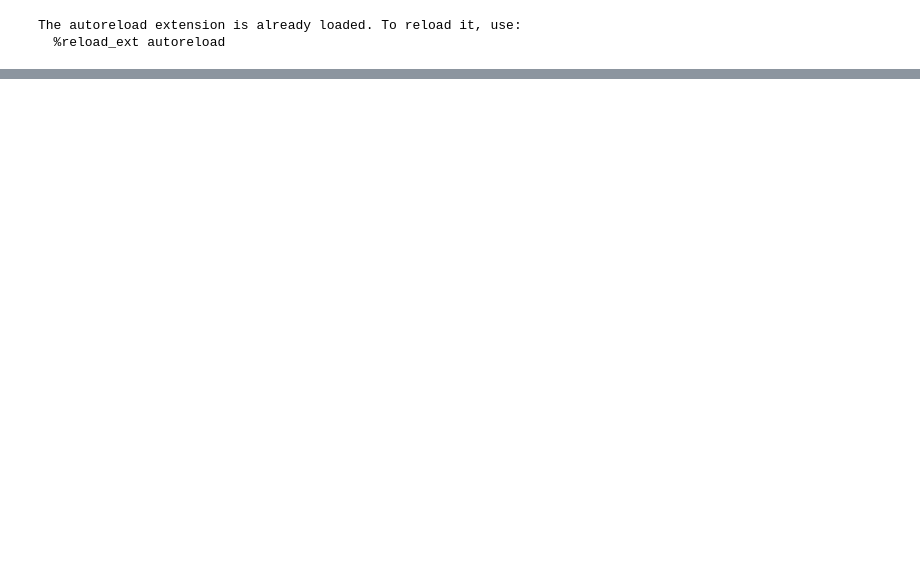
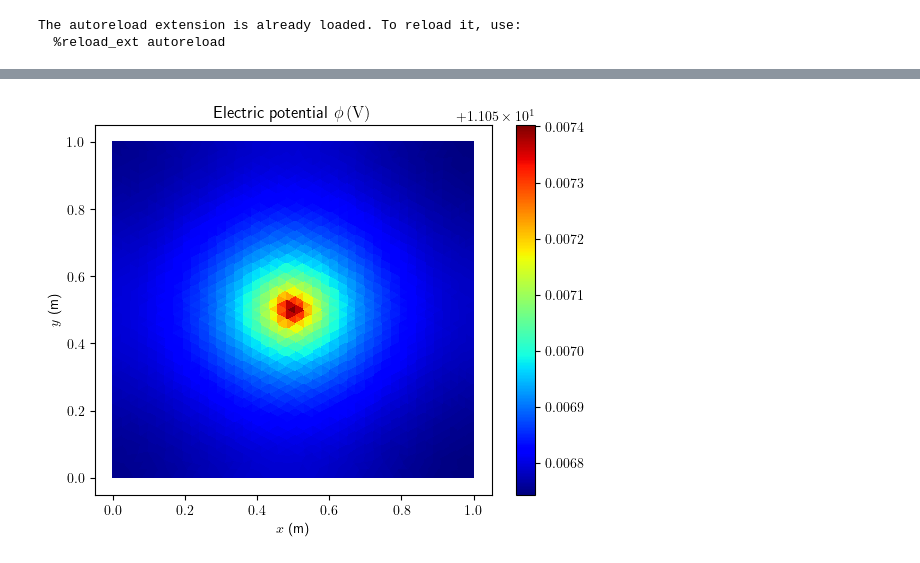
Before and after one commit to Devoev/cem, a Jupyter notebook: point_charge.ipynb, the cells around one changed output, grey strips where cells are left out. Saved outputs shown, nothing was run; the diff lists cells and outputs as text; code cells hidden in the pictures; blank space fills up the shorter version.

```diff
--- a/point_charge.ipynb
+++ b/point_charge.ipynb
@@ -83,0 +84,4 @@ sp.linalg.gmres(K, q)
+# %%
+plot_pot(msh, phi, title=r'Electric potential $\phi\,\mathrm{(V)}$', cmap='jet')
+# %% [output]
+[figure, added]
```
Also changed, not shown: parts of 10 cells of this notebook, 3 other files.
